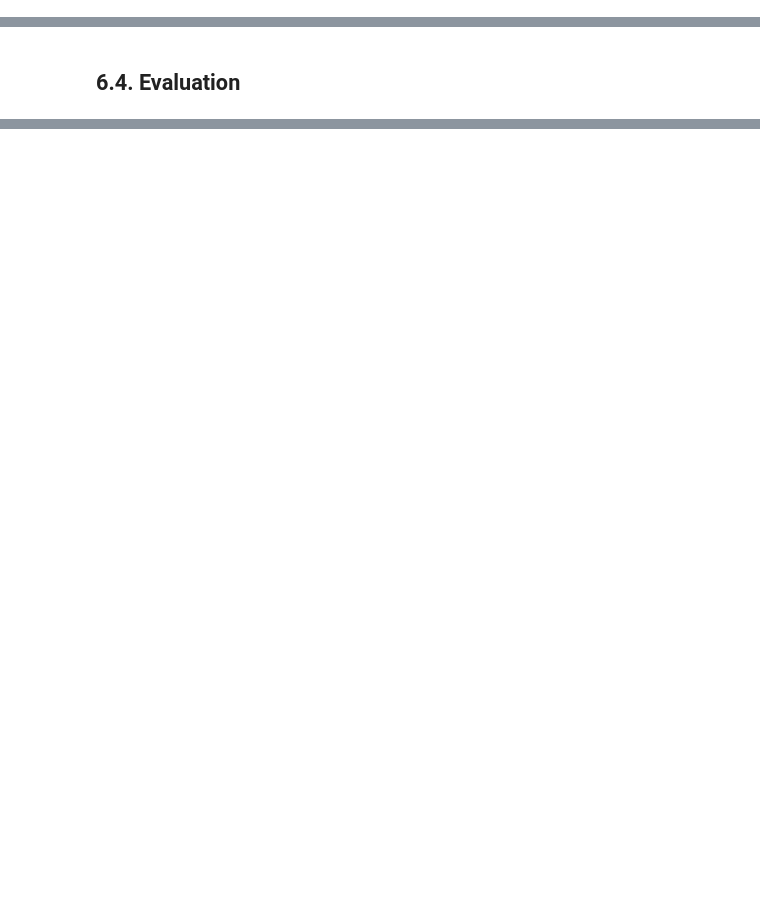
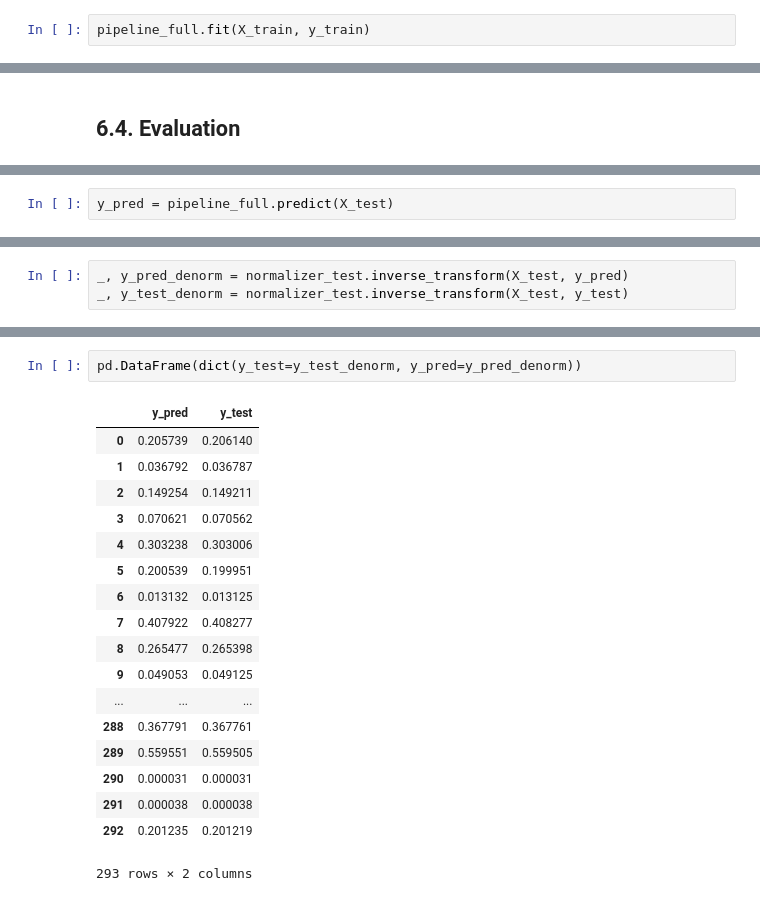
Before and after one commit to romainmartinez/mvc, a Jupyter notebook: mvc.ipynb, the cells around one changed output, grey strips where cells are left out. Cells and saved outputs as stored; diff of their text form; blank space fills up the shorter version.

Commit message:
JdR abstract | optimized pipeline

```diff
--- a/mvc.ipynb
+++ b/mvc.ipynb
@@ -661,0 +613,2 @@ All-NaN axis encountered
+# %%
+pipeline_full.fit(X_train, y_train)
@@ -663,0 +642,2 @@ All-NaN axis encountered
+# %%
+y_pred = pipeline_full.predict(X_test)
@@ -663,0 +646,3 @@ All-NaN axis encountered
+# %%
+_, y_pred_denorm = normalizer_test.inverse_transform(X_test, y_pred)
+_, y_test_denorm = normalizer_test.inverse_transform(X_test, y_test)
@@ -663,0 +665,21 @@ All-NaN axis encountered
+# %%
+pd.DataFrame(dict(y_test=y_test_denorm, y_pred=y_pred_denorm))
+# %% [output]
+|  | y_pred | y_test |
+| 0 | 0.205739 | 0.206140 |
+| 1 | 0.036792 | 0.036787 |
+| 2 | 0.149254 | 0.149211 |
+| 3 | 0.070621 | 0.070562 |
+| 4 | 0.303238 | 0.303006 |
+| 5 | 0.200539 | 0.199951 |
+| 6 | 0.013132 | 0.013125 |
+| 7 | 0.407922 | 0.408277 |
+| 8 | 0.265477 | 0.265398 |
+| 9 | 0.049053 | 0.049125 |
+| ... | ... | ... |
+| 288 | 0.367791 | 0.367761 |
+| 289 | 0.559551 | 0.559505 |
+| 290 | 0.000031 | 0.000031 |
+| 291 | 0.000038 | 0.000038 |
+| 292 | 0.201235 | 0.201219 |
+293 rows × 2 columns
```
Also changed, not shown: parts of 15 cells of this notebook, 6 other files.
